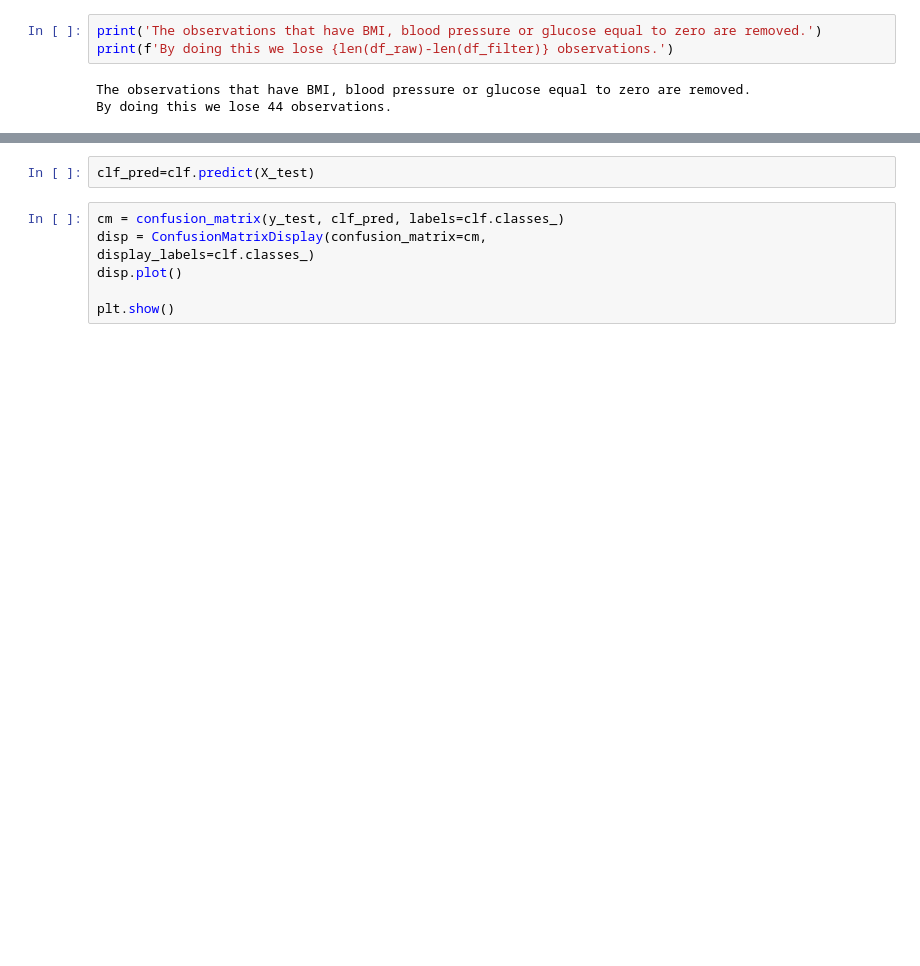
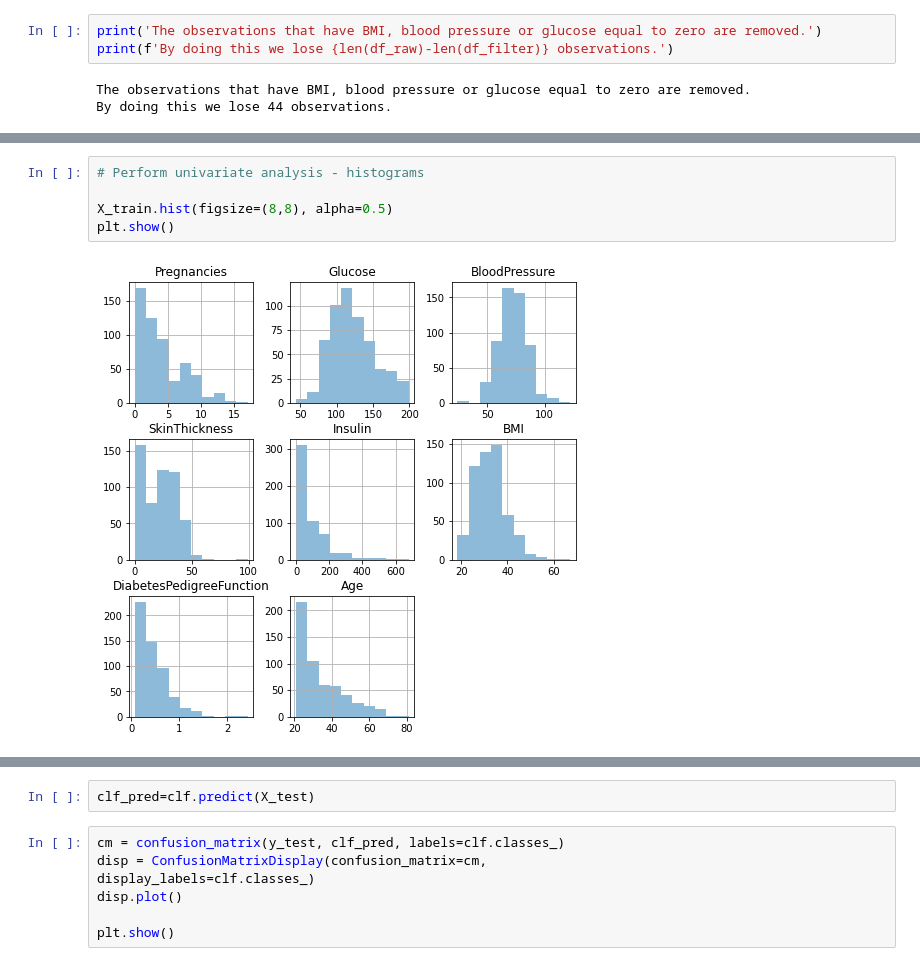
Before and after one commit to abaron32/Decision-Tree-Project-Tutorial, a Jupyter notebook: src/explore.ipynb, the cells around one changed output, grey strips where cells are left out. Cells and saved outputs as stored; diff of their text form; blank space fills up the shorter version.

```diff
--- a/src/explore.ipynb
+++ b/src/explore.ipynb
@@ -143,0 +170,7 @@ plt.show()
+# %%
+# Perform univariate analysis - histograms
+
+X_train.hist(figsize=(8,8), alpha=0.5)
+plt.show()
+# %% [output]
+[figure, added]
```
Also changed, not shown: parts of 29 cells of this notebook.
